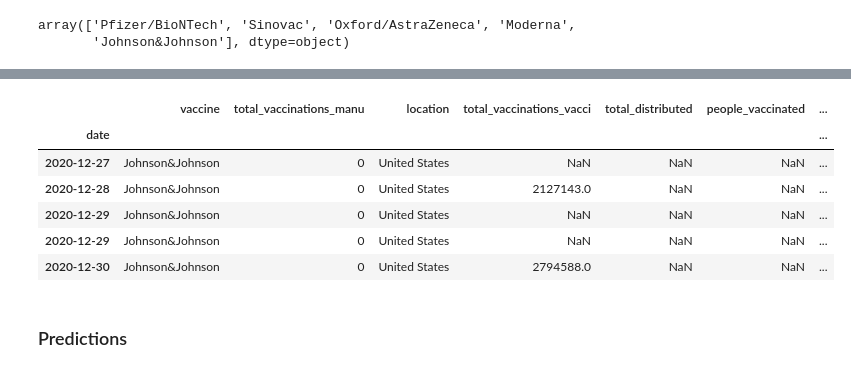
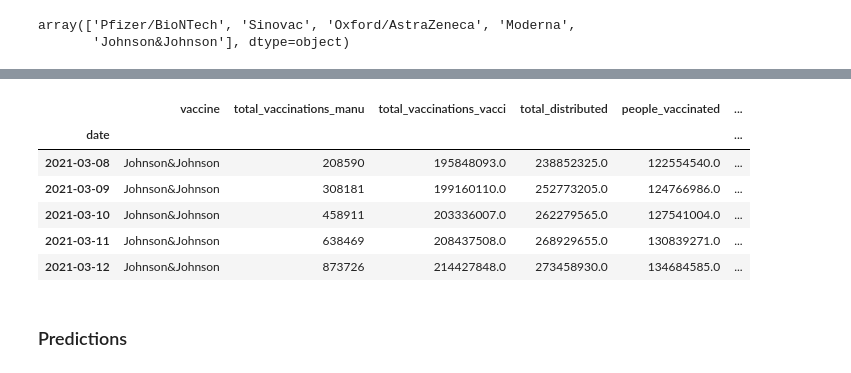
Before and after one commit to juno-yuu/COVID-Vaccine-and-Biotech-industry, a Jupyter notebook: Final_Project_Clean.ipynb, the cells around one changed output, grey strips where cells are left out. Saved outputs shown, nothing was run; the diff lists cells and outputs as text; code cells hidden in the pictures.

```diff
--- a/Final_Project_Clean.ipynb
+++ b/Final_Project_Clean.ipynb
@@ -97,14 +98,17 @@ manu.vaccine.unique()
 array(['Pfizer/BioNTech', 'Sinovac', 'Oxford/AstraZeneca', 'Moderna',
        'Johnson&Johnson'], dtype=object)
 # %%
-Pf_manu = manu.loc[manu.vaccine == 'Pfizer/BioNTech', ['vaccine', 'total_vaccinations']]
+Pf_manu = manu.loc[manu.vaccine == 'Pfizer/BioNTech']
+Pf_manu = Pf_manu.loc[Pf_manu.location == 'United States', ['vaccine', 'total_vaccinations']]
 print(Pf_manu.head())
 
-Mod_manu = manu.loc[manu.vaccine == 'Moderna', ['vaccine', 'total_vaccinations']]
-print(Mod_manu.head())
+Mod_manu = manu.loc[manu.vaccine == 'Moderna']
+Mod_manu = Mod_manu.loc[Mod_manu.location == 'United States', ['vaccine', 'total_vaccinations']]
+print(Pf_manu.head())
 
-JJ_manu = manu.loc[manu.vaccine == 'Johnson&Johnson', ['vaccine', 'total_vaccinations']]
-print(JJ_manu.head())
+JJ_manu = manu.loc[manu.vaccine == 'Johnson&Johnson']
+JJ_manu = JJ_manu.loc[JJ_manu.location == 'United States', ['vaccine', 'total_vaccinations']]
+print(Pf_manu.head())
 # %% [output]
                     vaccine  total_vaccinations
 date
@@ -129,0 +130,3 @@ date
+# %%
+vacci_us = vacci.groupby('date').sum()
+vacci_us.head()
@@ -162,13 +173,13 @@ Mod_manu_vacci.head(10)
 # %%
-JJ_manu_vacci = JJ_manu.join(vacci, how = 'left', lsuffix = '_manu', rsuffix = '_vacci')
+JJ_manu_vacci = JJ_manu.join(vacci_us, how = 'left', lsuffix = '_manu', rsuffix = '_vacci')
 JJ_manu_vacci.head()
 # %% [output]
-|  | vaccine | total_vaccinations_manu | location | total_vaccinations_vacci | total_distributed | people_vaccinated | ... |
-| date |  |  |  |  |  |  | ... |
-| 2020-12-27 | Johnson&Johnson | 0 | United States | NaN | NaN | NaN | ... |
-| 2020-12-28 | Johnson&Johnson | 0 | United States | 2127143.0 | NaN | NaN | ... |
-| 2020-12-29 | Johnson&Johnson | 0 | United States | NaN | NaN | NaN | ... |
-| 2020-12-29 | Johnson&Johnson | 0 | United States | NaN | NaN | NaN | ... |
-| 2020-12-30 | Johnson&Johnson | 0 | United States | 2794588.0 | NaN | NaN | ... |
+|  | vaccine | total_vaccinations_manu | total_vaccinations_vacci | total_distributed | people_vaccinated | ... |
+| date |  |  |  |  |  | ... |
+| 2021-03-08 | Johnson&Johnson | 208590 | 195848093.0 | 238852325.0 | 122554540.0 | ... |
+| 2021-03-09 | Johnson&Johnson | 308181 | 199160110.0 | 252773205.0 | 124766986.0 | ... |
+| 2021-03-10 | Johnson&Johnson | 458911 | 203336007.0 | 262279565.0 | 127541004.0 | ... |
+| 2021-03-11 | Johnson&Johnson | 638469 | 208437508.0 | 268929655.0 | 130839271.0 | ... |
+| 2021-03-12 | Johnson&Johnson | 873726 | 214427848.0 | 273458930.0 | 134684585.0 | ... |
 # %% [markdown]
 ### Predictions
```
Also changed, not shown: parts of 7 cells of this notebook.
